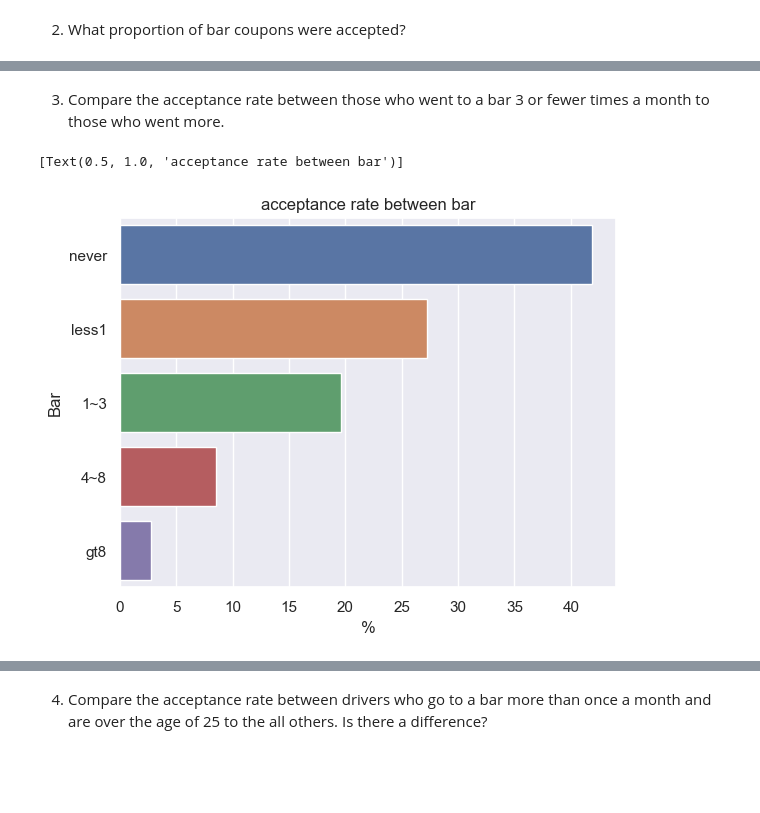
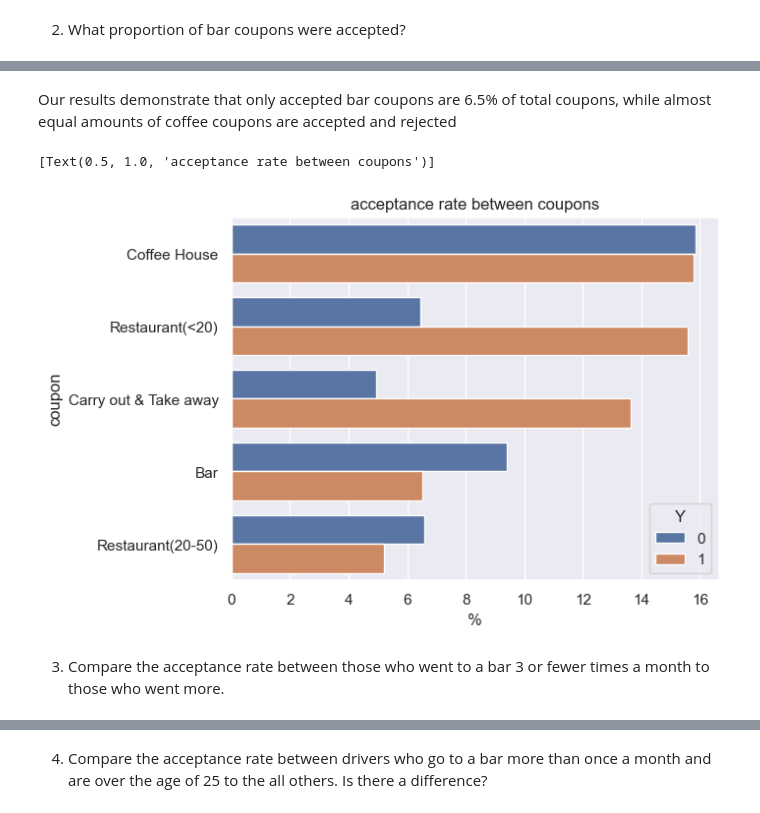
Before and after one commit to rvadavia/Testing-Git-for-UBC--ML, a Jupyter notebook: Assignment 5.1.ipynb, the cells around one changed output, grey strips where cells are left out. Drawn from its saved outputs; the diff is of its cells as text; code cells hidden in the pictures; blank space fills up the shorter version.

```diff
--- a/Assignment 5.1.ipynb
+++ b/Assignment 5.1.ipynb
@@ -250,0 +224,9 @@ bar_CouponsPer
+# %%
+Coupons = FinalData[["coupon","Y"]]
+Coupons_count = Coupons.value_counts()
+Coupons_count = Coupons_count.reset_index()
+Coupons_count.columns = ['coupon','Y','counts']
+total = Coupons_count[['counts']].sum(axis=0)
+Coupons_count['%'] = Coupons_count['counts'] * 100/ total[0]
+Coupons_count = Coupons_count.reset_index()
+Coupons_count
@@ -251,8 +245,9 @@ bar_CouponsPer
+# %% [markdown]
+Our results demonstrate that only accepted bar coupons are 6.5% of total coupons, while almost equal amounts of coffee coupons are accepted and rejected
+# %%
+sns.barplot(data=Coupons_count, x= '%', y='coupon', hue= 'Y').set(title='acceptance rate between coupons')
+# %% [output]
+[Text(0.5, 1.0, 'acceptance rate between coupons')]
+[figure, added]
 # %% [markdown]
 3. Compare the acceptance rate between those who went to a bar 3 or fewer times a month to those who went more.
-# %%
-
-sns.barplot(data=bar_CouponsPer, x= '%', y='Bar').set(title='acceptance rate between bar')
-# %% [output]
-[Text(0.5, 1.0, 'acceptance rate between bar')]
-[figure, removed]
```
Also changed, not shown: parts of 43 cells of this notebook.
